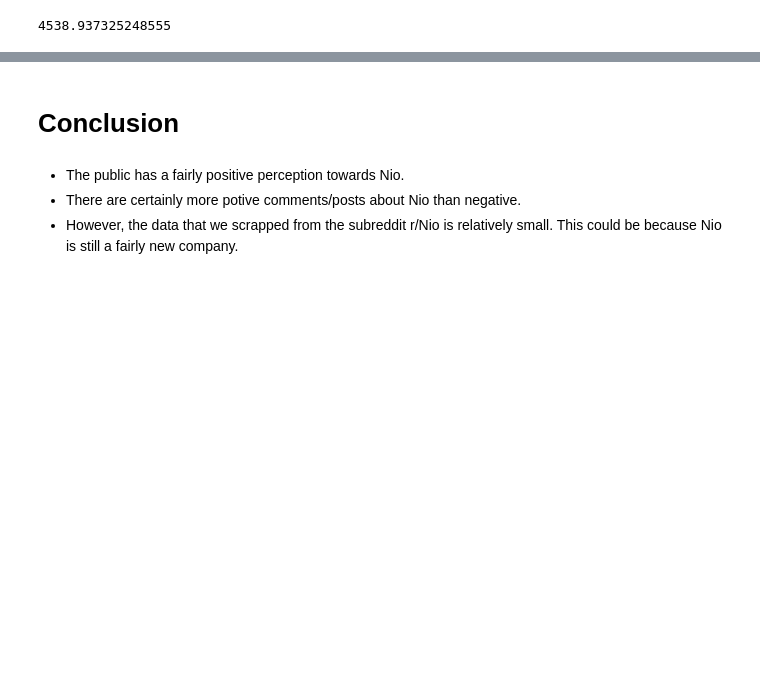
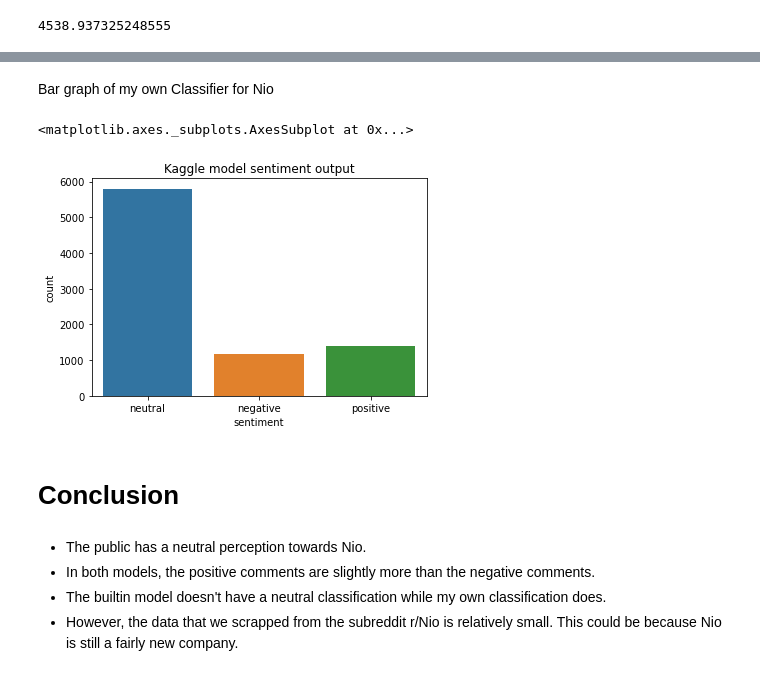
Before and after one commit to steven-pham/DataScience-Phase2, a Jupyter notebook: Business/Business-Case.ipynb, the cells around one changed output, grey strips where cells are left out. Saved outputs shown, nothing was run; the diff lists cells and outputs as text; code cells hidden in the pictures; blank space fills up the shorter version.

```diff
--- a/Business/Business-Case.ipynb
+++ b/Business/Business-Case.ipynb
@@ -257,0 +308,2 @@ data.positive.sum()
+# %%
+data_x = vectorizer.transform(data.text)
@@ -257,0 +312,4 @@ data.positive.sum()
+# %%
+predicted = nb.predict(data_x)
+# %%
+prediction_data = pd.read_csv('Nio_data.csv')
@@ -257,0 +318,2 @@ data.positive.sum()
+# %%
+prediction_data = prediction_data.assign(sentiment = predicted)
@@ -258,6 +358,15 @@ data.positive.sum()
+# %% [markdown]
+Bar graph of my own Classifier for Nio
+# %%
+plt.title("Kaggle model sentiment output")
+sns.countplot(prediction_data['sentiment'])
+# %% [output]
+<matplotlib.axes._subplots.AxesSubplot at 0x...>
+[figure, added]
 # %% [markdown]
 # Conclusion
 # %% [markdown]
-* The public has a fairly positive perception towards Nio.
-* There are certainly more potive comments/posts about Nio than negative.
+* The public has a neutral perception towards Nio.
+* In both models, the positive comments are slightly more than the negative comments.
+* The builtin model doesn't have a neutral classification while my own classification does.
 * However, the data that we scrapped from the subreddit r/Nio is relatively small. This could be because Nio is still a fairly new company.
```
Also changed, not shown: parts of 25 cells of this notebook, 2 other files.
